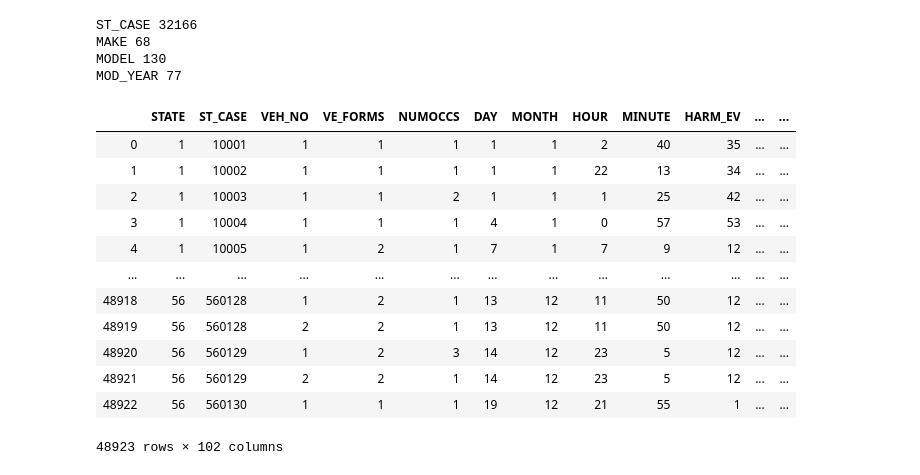
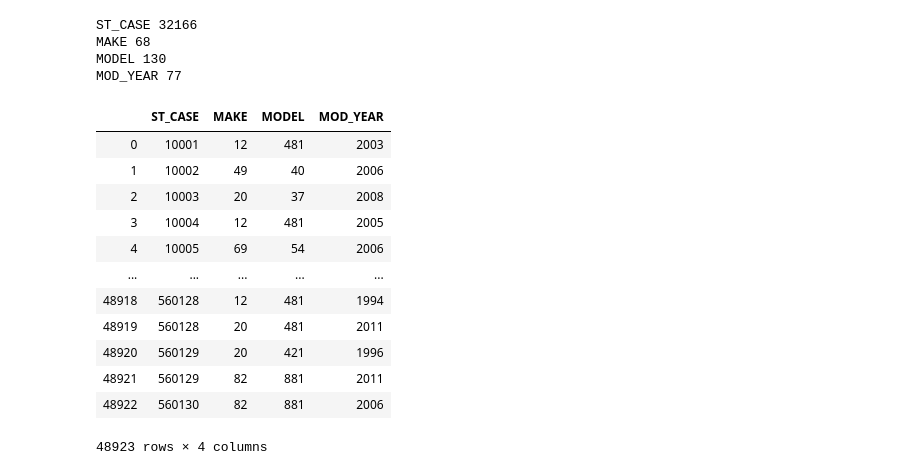
Before and after one commit to Marcoror150/MSCS-Project, a Jupyter notebook: DataDiscovery_1.ipynb, the cells around one changed output. Cells and saved outputs as stored; diff of their text form; code cells hidden in the pictures.

```diff
--- a/Data Example Part 1.ipynb
+++ b/DataDiscovery_1.ipynb
@@ -297,22 +289,22 @@ ST_CASE 32166
 MAKE 68
 MODEL 130
 MOD_YEAR 77
-# %%
-df_vehicles
-# %% [output]
-|  | STATE | ST_CASE | VEH_NO | VE_FORMS | NUMOCCS | DAY | MONTH | HOUR | MINUTE | HARM_EV | ... | ... |
-| 0 | 1 | 10001 | 1 | 1 | 1 | 1 | 1 | 2 | 40 | 35 | ... | ... |
-| 1 | 1 | 10002 | 1 | 1 | 1 | 1 | 1 | 22 | 13 | 34 | ... | ... |
-| 2 | 1 | 10003 | 1 | 1 | 2 | 1 | 1 | 1 | 25 | 42 | ... | ... |
-| 3 | 1 | 10004 | 1 | 1 | 1 | 4 | 1 | 0 | 57 | 53 | ... | ... |
-| 4 | 1 | 10005 | 1 | 2 | 1 | 7 | 1 | 7 | 9 | 12 | ... | ... |
-| ... | ... | ... | ... | ... | ... | ... | ... | ... | ... | ... | ... | ... |
-| 48918 | 56 | 560128 | 1 | 2 | 1 | 13 | 12 | 11 | 50 | 12 | ... | ... |
-| 48919 | 56 | 560128 | 2 | 2 | 1 | 13 | 12 | 11 | 50 | 12 | ... | ... |
-| 48920 | 56 | 560129 | 1 | 2 | 3 | 14 | 12 | 23 | 5 | 12 | ... | ... |
-| 48921 | 56 | 560129 | 2 | 2 | 1 | 14 | 12 | 23 | 5 | 12 | ... | ... |
-| 48922 | 56 | 560130 | 1 | 1 | 1 | 19 | 12 | 21 | 55 | 1 | ... | ... |
-48923 rows × 102 columns
+# %%
+df_vehicles_copy
+# %% [output]
+|  | ST_CASE | MAKE | MODEL | MOD_YEAR |
+| 0 | 10001 | 12 | 481 | 2003 |
+| 1 | 10002 | 49 | 40 | 2006 |
+| 2 | 10003 | 20 | 37 | 2008 |
+| 3 | 10004 | 12 | 481 | 2005 |
+| 4 | 10005 | 69 | 54 | 2006 |
+| ... | ... | ... | ... | ... |
+| 48918 | 560128 | 12 | 481 | 1994 |
+| 48919 | 560128 | 20 | 481 | 2011 |
+| 48920 | 560129 | 20 | 421 | 1996 |
+| 48921 | 560129 | 82 | 881 | 2011 |
+| 48922 | 560130 | 82 | 881 | 2006 |
+48923 rows × 4 columns
 # %%
 df_merge = pd.merge(df_accidents_copy, df_vehicles_copy, on="ST_CASE")
 # %%
```
Also changed, not shown: parts of 9 cells of this notebook.
